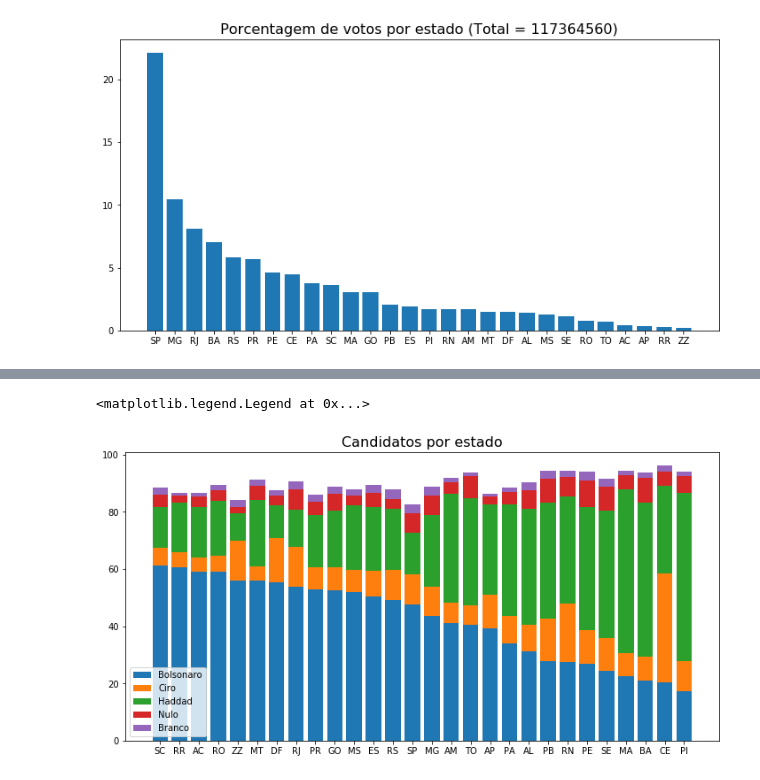
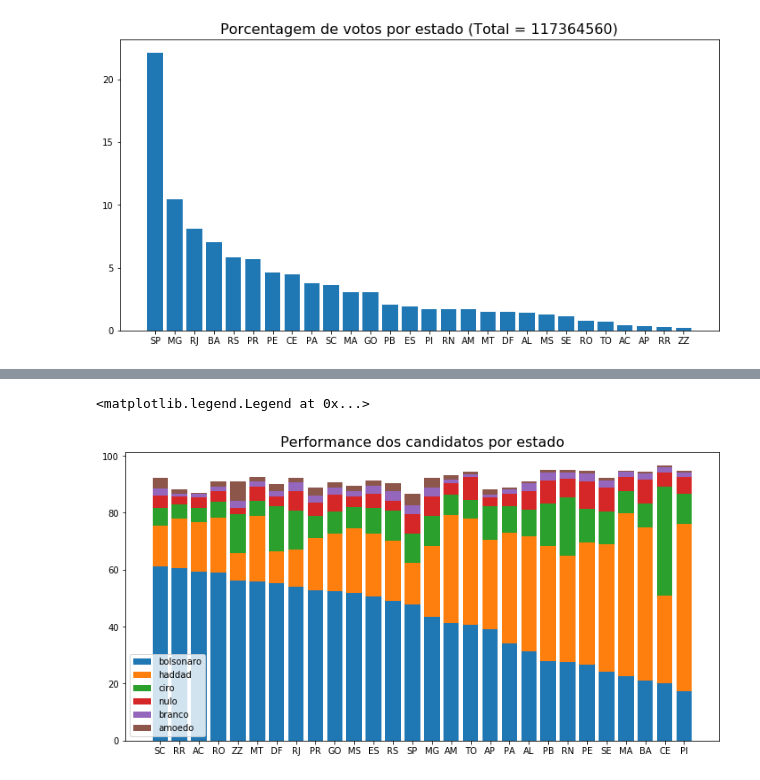
Before and after one commit to tonylampada/eleicoes, a Jupyter notebook: nb1_por_estado.ipynb, the cells around one changed output, grey strips where cells are left out. Drawn from its saved outputs; the diff is of its cells as text; code cells hidden in the pictures.

Commit message:
melhoradinha na analise por estado

```diff
--- a/nb1_por_estado.ipynb
+++ b/nb1_por_estado.ipynb
@@ -43,31 +22,23 @@ votos_estado[['votos', 'porcent_votos']]
-# %%
-presidente = df[df.cargo == 'Presidente']
-t = presidente.groupby('uf').sum()  #.sort_values('votos', ascending=False)
-b = presidente[presidente.candidato == 'JAIR BOLSONARO']
-h = presidente[presidente.candidato == 'FERNANDO HADDAD']
-c = presidente[presidente.candidato == 'CIRO GOMES']
-n = presidente[presidente.candidato == 'Nulo']
-r = presidente[presidente.candidato == 'Branco']
-b, c, h, n, r = [_df.groupby('uf').sum() for _df in [b, c, h, n, r]]
-b['bolsonaro'] = b.votos
-b['ciro'] = c.votos
-b['haddad'] = h.votos
-b['nulo'] = n.votos
-b['branco'] = r.votos
-b['total'] = t.votos
-b = b[['bolsonaro', 'ciro', 'haddad', 'nulo', 'branco', 'total']]
-for k in ['bolsonaro', 'ciro', 'haddad', 'nulo', 'branco']:
-    b['porcent_%s' % k] = 100 * b[k] / b.total
-b = b.sort_values('porcent_bolsonaro', ascending=False)
-plt.title('Candidatos por estado')
-pb = plt.bar(b.index, b.porcent_bolsonaro)
-pc = plt.bar(b.index, b.porcent_ciro, bottom = b.porcent_bolsonaro)
-ph = plt.bar(b.index, b.porcent_haddad, bottom = b.porcent_bolsonaro+b.porcent_ciro)
-pn = plt.bar(b.index, b.porcent_nulo, bottom = b.porcent_bolsonaro+b.porcent_ciro+b.porcent_haddad)
-pr = plt.bar(b.index, b.porcent_branco, bottom = b.porcent_bolsonaro+b.porcent_ciro+b.porcent_haddad+b.porcent_nulo)
-plt.legend((pb[0], pc[0], ph[0], pn[0], pr[0]), ('Bolsonaro', 'Ciro', 'Haddad', 'Nulo', 'Branco'))
-
-# b
-# %% [output]
-<matplotlib.legend.Legend at 0x...>
-[figure, removed]
+# %%
+presidente = df[df.cargo == 'Presidente']
+t = presidente.groupby('uf').sum()
+nomes = ['JAIR BOLSONARO', 'FERNANDO HADDAD', 'CIRO GOMES', 'Nulo', 'Branco', 'JOÃO AMOÊDO']
+colunas = ['bolsonaro', 'haddad', 'ciro', 'nulo', 'branco', 'amoedo']
+a_somas = [presidente[presidente.candidato == n].groupby('uf').sum() for n in nomes]
+s = a_somas[0]
+for c, a_soma in zip(colunas, a_somas):
+    s[c] = a_soma.votos
+s['total'] = t.votos
+for c in colunas:
+    s['porcent_%s' % c] = 100 * s[c] / s.total
+s = s.sort_values('porcent_bolsonaro', ascending=False)
+plt.title('Performance dos candidatos por estado')
+bottom = None
+plts = []
+for c in colunas:
+    plts.append(plt.bar(s.index, s['porcent_%s' % c], bottom=bottom))
+    bottom = s['porcent_%s' % c] if bottom is None else bottom + s['porcent_%s' % c]
+plt.legend([p[0] for p in plts], colunas)
+# %% [output]
+<matplotlib.legend.Legend at 0x...>
+[figure, added]
```
Also changed, not shown: parts of 1 cell of this notebook.
